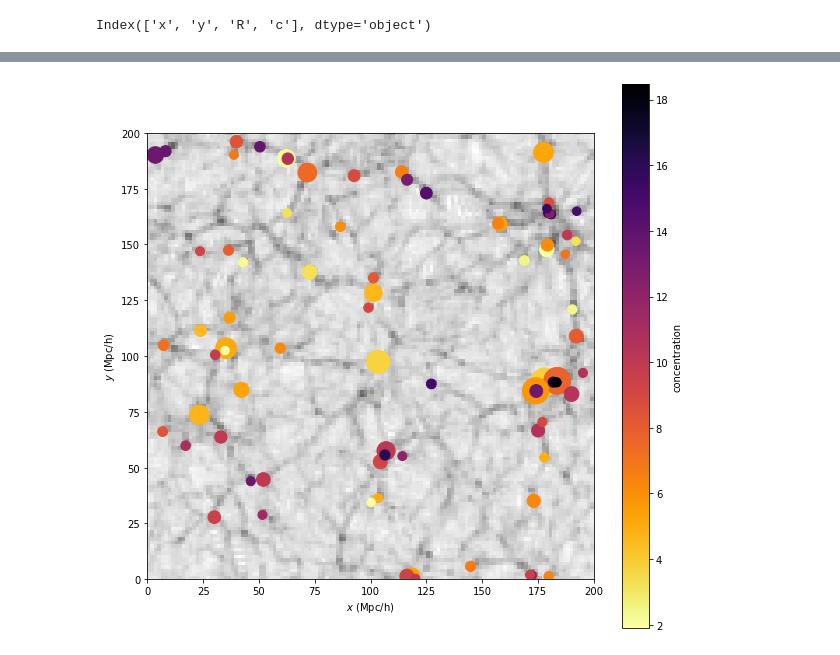
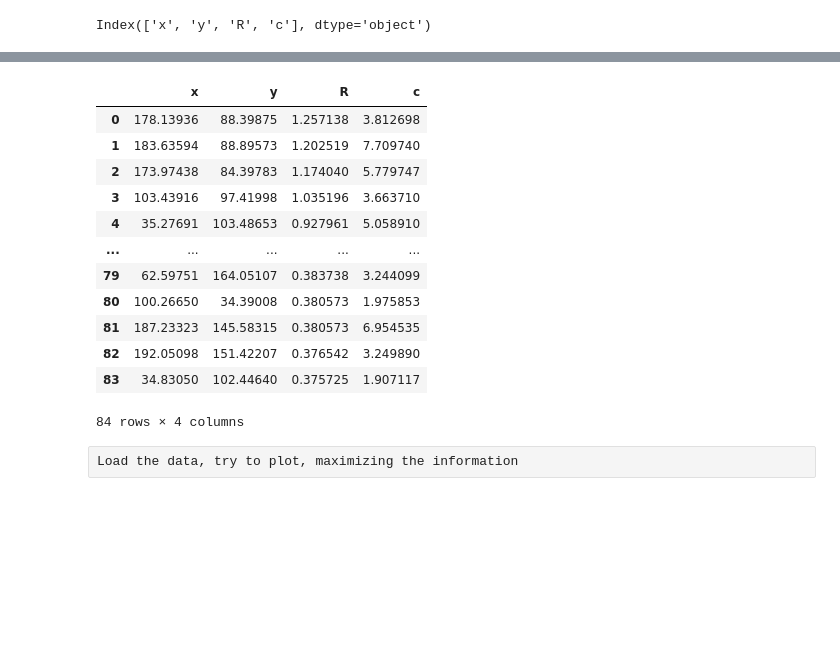
Before and after one commit to SaeeDhawalikar/Grad_school-CA1-Tutorial, a Jupyter notebook: Tutorial1.ipynb, the cells around one changed output, grey strips where cells are left out. Cells and saved outputs as stored; diff of their text form; code cells hidden in the pictures; blank space fills up the shorter version.

```diff
--- a/Tutorial1.ipynb
+++ b/Tutorial1.ipynb
@@ -305,17 +160,18 @@ ax.set_aspect(1)
-# %%
-
-fig=plt.figure(figsize=(10,10))
-im=plt.imshow(rho[0], origin="lower", norm=colors.LogNorm(vmin=1e-2, vmax=1e4),cmap="Greys",
-          extent=[0, lbox, 0, lbox])
-# fig.colorbar(im, label=r"$\rho/\rho_0$")
-ax= plt.gca()
-ax.set_aspect(1)
-ax.set_xlabel(r"$x$ (Mpc/h)")
-ax.set_ylabel(r"$y$ (Mpc/h)")
-
-im1=ax.scatter(x_halo,y_halo, s=500*R_halo**2, c=c_halo, cmap="inferno_r")
-fig.colorbar(im1, label="concentration")
-
-ax.set_aspect(1)
-# %% [output]
-[figure, removed]
+# %%
+data_h
+# %% [output]
+|  | x | y | R | c |
+| 0 | 178.13936 | 88.39875 | 1.257138 | 3.812698 |
+| 1 | 183.63594 | 88.89573 | 1.202519 | 7.709740 |
+| 2 | 173.97438 | 84.39783 | 1.174040 | 5.779747 |
+| 3 | 103.43916 | 97.41998 | 1.035196 | 3.663710 |
+| 4 | 35.27691 | 103.48653 | 0.927961 | 5.058910 |
+| ... | ... | ... | ... | ... |
+| 79 | 62.59751 | 164.05107 | 0.383738 | 3.244099 |
+| 80 | 100.26650 | 34.39008 | 0.380573 | 1.975853 |
+| 81 | 187.23323 | 145.58315 | 0.380573 | 6.954535 |
+| 82 | 192.05098 | 151.42207 | 0.376542 | 3.249890 |
+| 83 | 34.83050 | 102.44640 | 0.375725 | 1.907117 |
+84 rows × 4 columns
+# %% [raw]
+Load the data, try to plot, maximizing the information
```
Also changed, not shown: parts of 33 cells of this notebook.
